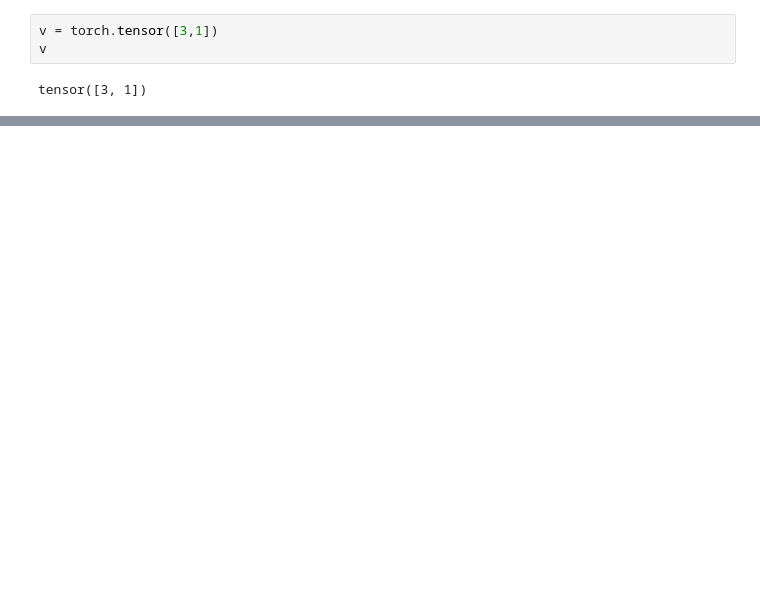
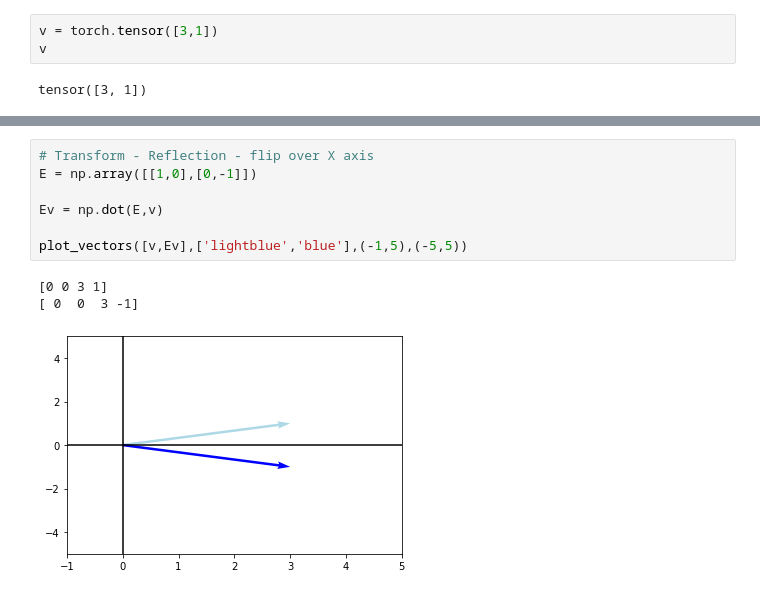
Before and after one commit to gilgamesh7/ml_math_python, a Jupyter notebook: 06_affine_transformations.ipynb, the cells around one changed output, grey strips where cells are left out. Drawn from its saved outputs; the diff is of its cells as text; blank space fills up the shorter version.

Commit message:
Understand affone transformations

```diff
--- a/06_affine_transformations.ipynb
+++ b/06_affine_transformations.ipynb
@@ -35,0 +80,11 @@ RuntimeError: zero-dimensional tensor (at position 1) cannot be concatenated
+# %%
+# Transform - Reflection - flip over X axis
+E = np.array([[1,0],[0,-1]])
+
+Ev = np.dot(E,v)
+
+plot_vectors([v,Ev],['lightblue','blue'],(-1,5),(-5,5))
+# %% [output]
+[0 0 3 1]
+[ 0  0  3 -1]
+[figure, added]
```
Also changed, not shown: parts of 16 cells of this notebook.
